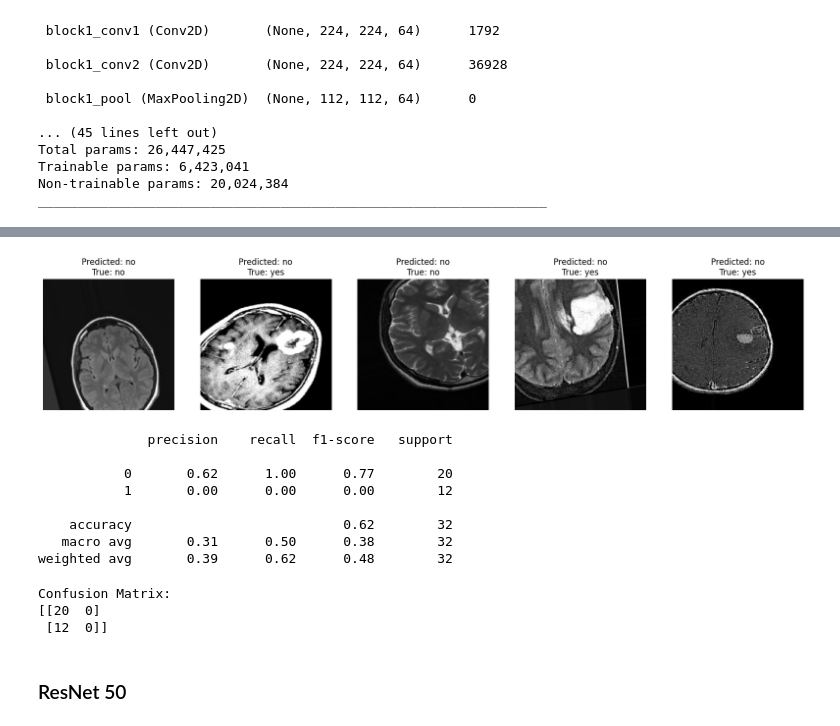
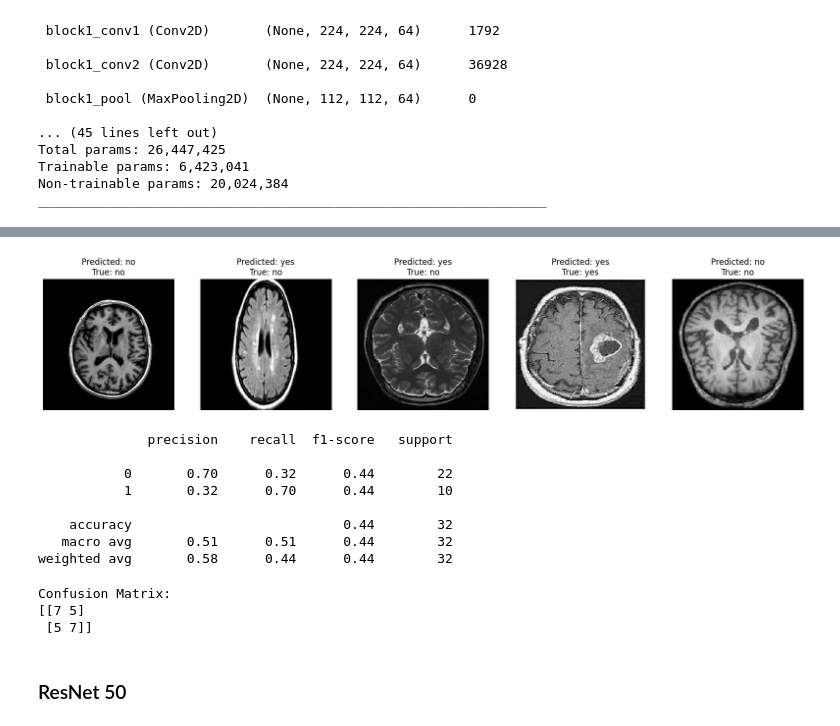
Before and after one commit to drishtiiii/Brain-Tumor-Detection-Using-VGG19-and-Resnet50, a Jupyter notebook: brain_tumor_detection_using_vgg19_and_resnet.ipynb, the cells around one changed output, grey strips where cells are left out. Saved outputs shown, nothing was run; the diff lists cells and outputs as text; code cells hidden in the pictures.

```diff
--- a/brain_tumor_detection_using_vgg19_and_resnet.ipynb
+++ b/brain_tumor_detection_using_vgg19_and_resnet.ipynb
@@ -125,5 +125,5 @@ Trainable params: 6,423,041
 Non-trainable params: 20,024,384
 _________________________________________________________________
 # %%
-hist = model.fit_generator(training_set,validation_data = validation_set, epochs = 70)
+hist = model.fit_generator(training_set,validation_data = validation_set, epochs = 30,verbose=1,shuffle=True)
 # %% [output]
@@ -173,17 +174,8 @@ plt.ylabel("loss")
 # %%
 import numpy as np
 # %%
-datagen = ImageDataGenerator(
-    rescale=1./255,
-    rotation_range=20,
-    width_shift_range=0.2,
-    height_shift_range=0.2,
-    shear_range=0.2,
-    zoom_range=0.2,
-    horizontal_flip=True,
-    validation_split=0.5)
-
-test_data = datagen.flow_from_directory(
+#testdir="/content/archive_3/validation2"
+test_data = image_generator.flow_from_directory(
     dir2,
     target_size=(224, 224),
     batch_size= 32,
@@ -197,5 +189,4 @@ true_labels = test_data.classes
 
 # Get the predicted labels for the test data
 predicted_labels = model.predict(test_data)
-predicted_labels = np.argmax(predicted_labels, axis=1)
 # %% [output]
@@ -203,0 +195,2 @@ Found 604 images belonging to 2 classes.
+# %%
+predicted_labels = model.predict(test_data)
@@ -204,3 +201,5 @@ Found 604 images belonging to 2 classes.
+# %%
+predicted_labels_rounded = ((np.rint(predicted_labels.ravel())).astype(int))
 # %%
  #Evaluate the model on the test set
 loss, accuracy = model.evaluate(test_data)
@@ -215,5 +214,4 @@ Test Accuracy: 0.5413907170295715
 # %%
-import matplotlib.pyplot as plt
 import numpy as np
 
 # Get a few images from the test set
@@ -223,15 +221,11 @@ test_data_batch = next(test_data)
 test_images = test_data_batch[0]
 test_labels = test_data_batch[1]
 
-# Make predictions on the test images
-predictions = model.predict(test_images)
-predicted_labels = np.argmax(predictions, axis=1)
-
 # Convert one-hot encoded labels to class names
 class_names = list(test_data.class_indices.keys())
 true_labels = np.squeeze(test_labels).astype(int)
 true_class_names = [class_names[label] for label in true_labels]
-predicted_class_names = [class_names[label] for label in predicted_labels]
+predicted_class_names = [class_names[label] for label in predicted_labels_rounded]
 
 # Plot the images with their predicted and true labels
 fig, axes = plt.subplots(1, num_images, figsize=(20, 5))
@@ -247,29 +240,35 @@ plt.show()
-[figure, old version]
+[figure, new version]
 # %%
+
 # Generate the classification report
 from sklearn.metrics import classification_report
 
-print(classification_report(true_labels, predicted_labels))
+# Ensure the arrays have the same number of samples
+num_samples = min(len(true_labels), len(predicted_labels_rounded))
+true_labels = true_labels[:num_samples]
+predicted_labels_rounded = predicted_labels_rounded[:num_samples]
+
+print(classification_report(true_labels, predicted_labels_rounded))
 # %% [output]
               precision    recall  f1-score   support
 
-           0       0.62      1.00      0.77        20
-           1       0.00      0.00      0.00        12
+           0       0.70      0.32      0.44        22
+           1       0.32      0.70      0.44        10
 
-    accuracy                           0.62        32
-   macro avg       0.31      0.50      0.38        32
-weighted avg       0.39      0.62      0.48        32
+    accuracy                           0.44        32
+   macro avg       0.51      0.51      0.44        32
+weighted avg       0.58      0.44      0.44        32
 # %%
 # Generate the confusion matrix
 from sklearn.metrics import confusion_matrix
 
-cm = confusion_matrix(true_labels, predicted_labels)
+cm = confusion_matrix(true_labels,predicted_labels_rounded)
 print("Confusion Matrix:")
 print(cm)
 # %% [output]
 Confusion Matrix:
-[[20  0]
- [12  0]]
+[[7 5]
+ [5 7]]
 # %%
 model.save('/content/archive_3/VGG19withCustomlayer.h5')
 # %% [markdown]
```
Also changed, not shown: parts of 28 cells of this notebook.
